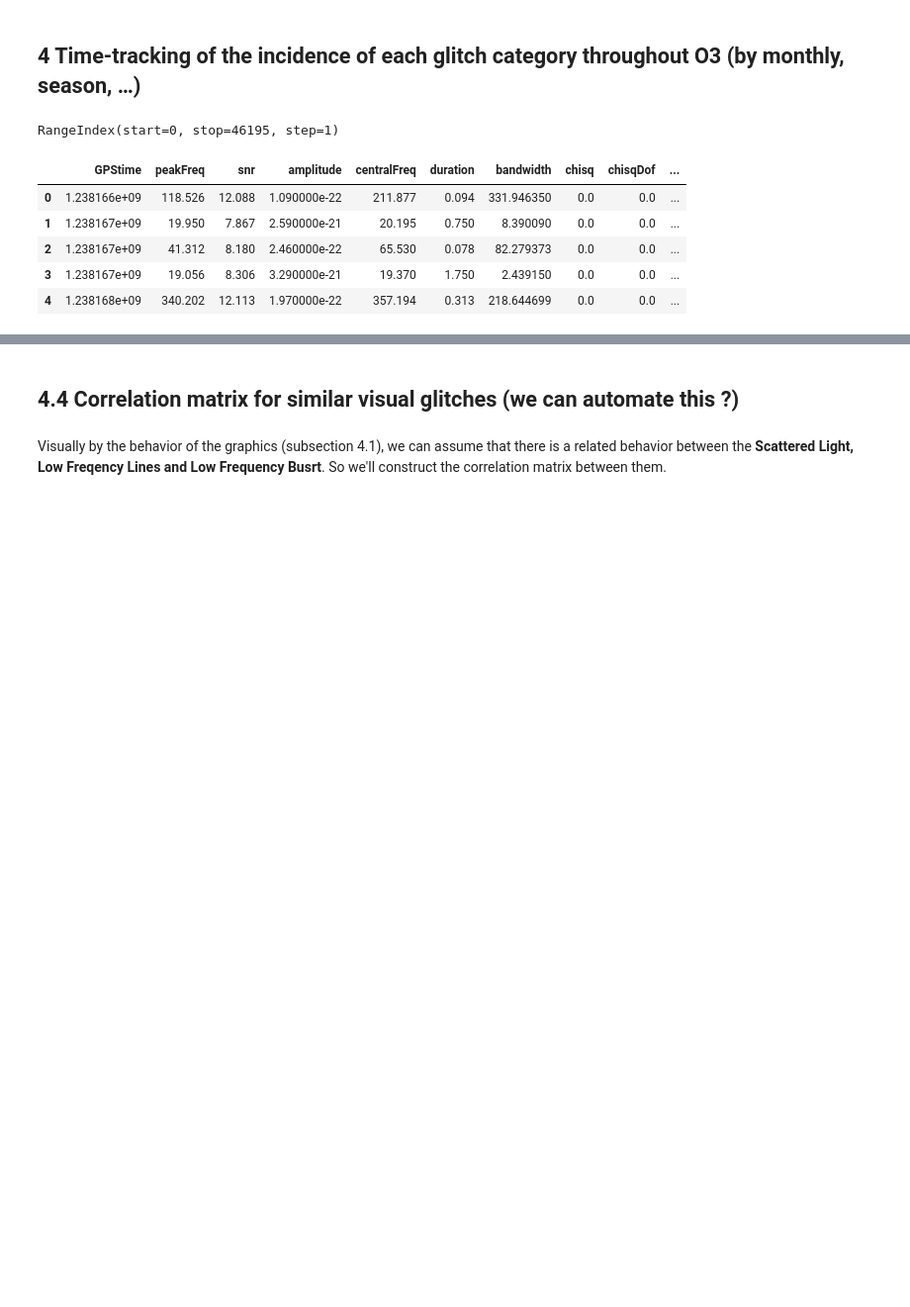
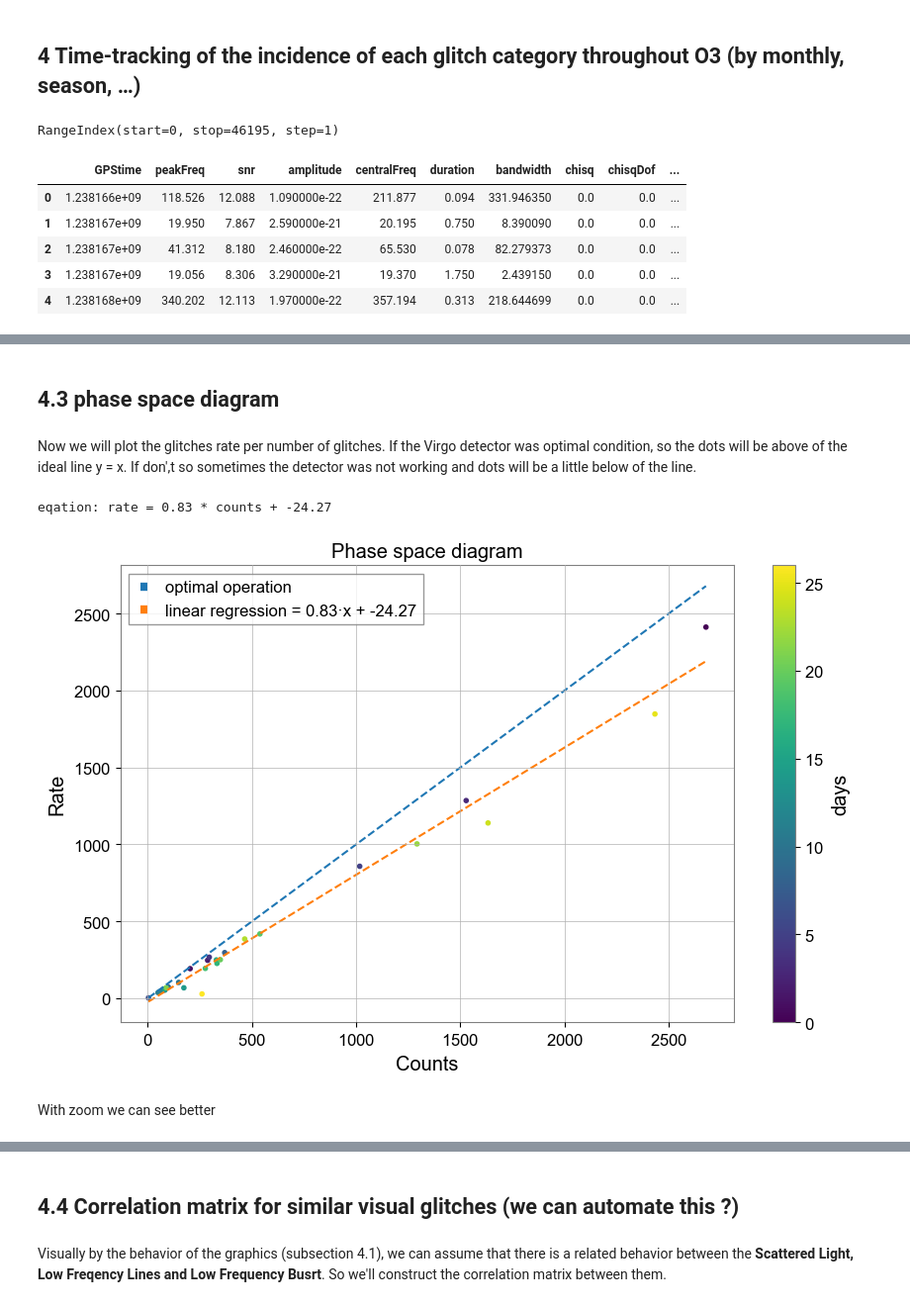
Before and after one commit to physerikc/gravitational-waves, a Jupyter notebook: glitch_statistic_O3run.ipynb, the cells around one changed output, grey strips where cells are left out. Shown at 99% size. Saved outputs shown, nothing was run; the diff lists cells and outputs as text; code cells hidden in the pictures; blank space fills up the shorter version.

```diff
--- a/glitch_statistic_O3run.ipynb
+++ b/glitch_statistic_O3run.ipynb
@@ -253,0 +253,36 @@ plt.plot(time_gps, Q)
+# %% [markdown]
+## 4.3 phase space diagram
+# %% [markdown]
+Now we will plot the glitches rate per number of glitches. If the Virgo detector was optimal condition, so the dots will be above of the ideal line y = x. If don',t so sometimes the detector was not working and dots will be a little below of the line.
+# %%
+plt.figure(figsize=(10,6))
+weeks = np.arange(len(counts))
+scatter = plt.scatter(counts, rate, marker='.', c=weeks, cmap='viridis')
+# plt.plot(counts, rate, marker='.')
+
+x_ideal, y_ideal = np.linspace(min(counts), max(counts), 10), np.linspace(min(counts), max(counts), 10)
+plt.plot(x_ideal, y_ideal, linestyle='--', label=f'optimal operation')
+
+
+a, b = np.polyfit(counts, rate, deg=1)
+print(f"eqation: rate = {a:.2f} * counts + {b:.2f}")
+
+x_reg = np.linspace(min(counts), max(counts), 10)
+y_reg = a * x_reg + b
+plt.plot(x_reg, y_reg, '--', label=f'linear regression = {a:.2f}·x + {b:.2f}')
+
+
+plt.title('Phase space diagram')
+plt.xlabel('Counts')
+plt.ylabel('Rate')
+
+cbar = plt.colorbar(scatter)
+cbar.set_label('days')
+plt.legend()
+plt.grid(True)
+plt.show()
+# %% [output]
+eqation: rate = 0.83 * counts + -24.27
+[figure, added]
+# %% [markdown]
+With zoom we can see better
```
Also changed, not shown: parts of 39 cells of this notebook.
